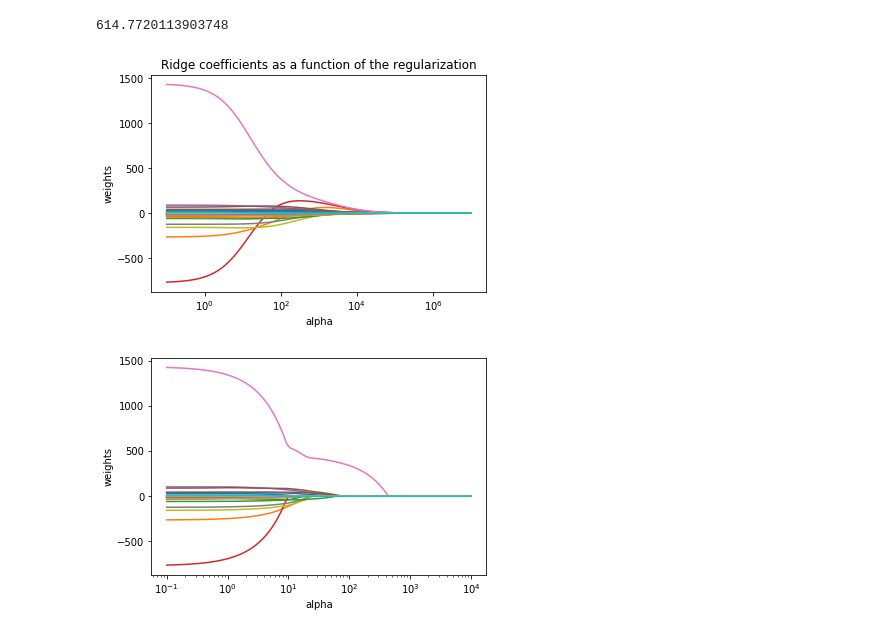
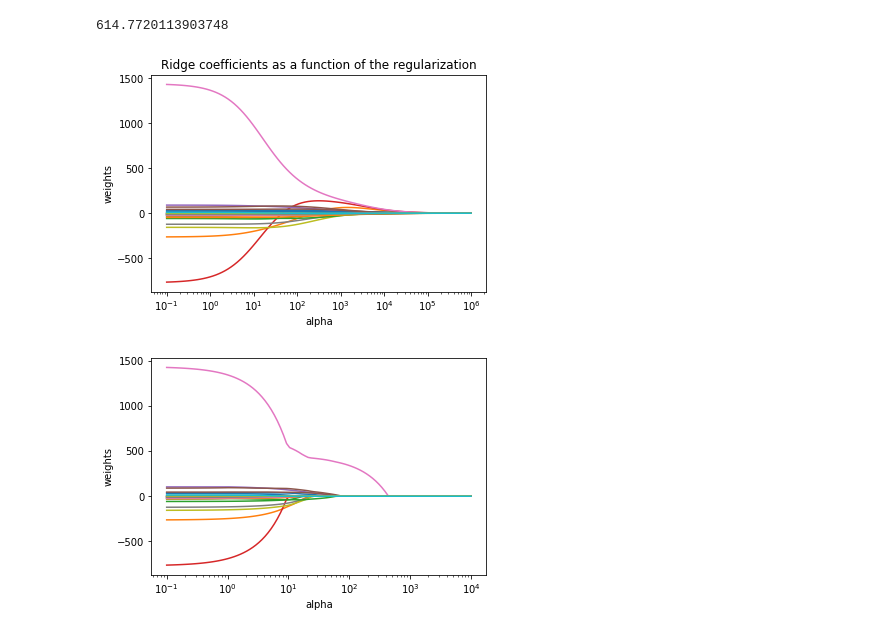
Before and after one commit to ThomasMeb/Anticiper_besoins_des_batiments, a Jupyter notebook: EmissionsCO2.ipynb, the cells around one changed output. Saved outputs shown, nothing was run; the diff lists cells and outputs as text; code cells hidden in the pictures.

```diff
--- a/EmissionsCO2.ipynb
+++ b/EmissionsCO2.ipynb
@@ -128,29 +121,29 @@ lr_error
 614.7720113903748
 # %%
 n_alphas = 100
-alphas = np.logspace(-1, 7, n_alphas)
+alphas = np.logspace(-1, 6, n_alphas)
 
 ridge = Ridge()
 
 coefs = []
 errors = []
 for a in alphas:
     ridge.set_params(alpha=a)
     ridge.fit(X_train, y_train)
     coefs.append(ridge.coef_)
     errors.append([baseline_error, mean_squared_error(y_test, ridge.predict(X_test), squared=False)])
 
 ax = plt.gca()
 
 ax.plot(alphas, coefs)
 ax.set_xscale('log')
 plt.xlabel('alpha')
 plt.ylabel('weights')
 plt.title('Ridge coefficients as a function of the regularization')
 plt.axis('tight')
 plt.show()
 # %% [output]
-[figure, old version]
+[figure, new version]
 # %%
 n_alphas = 100
 alphas = np.logspace(-1, 4, n_alphas)
```
Also changed, not shown: parts of 9 cells of this notebook.
